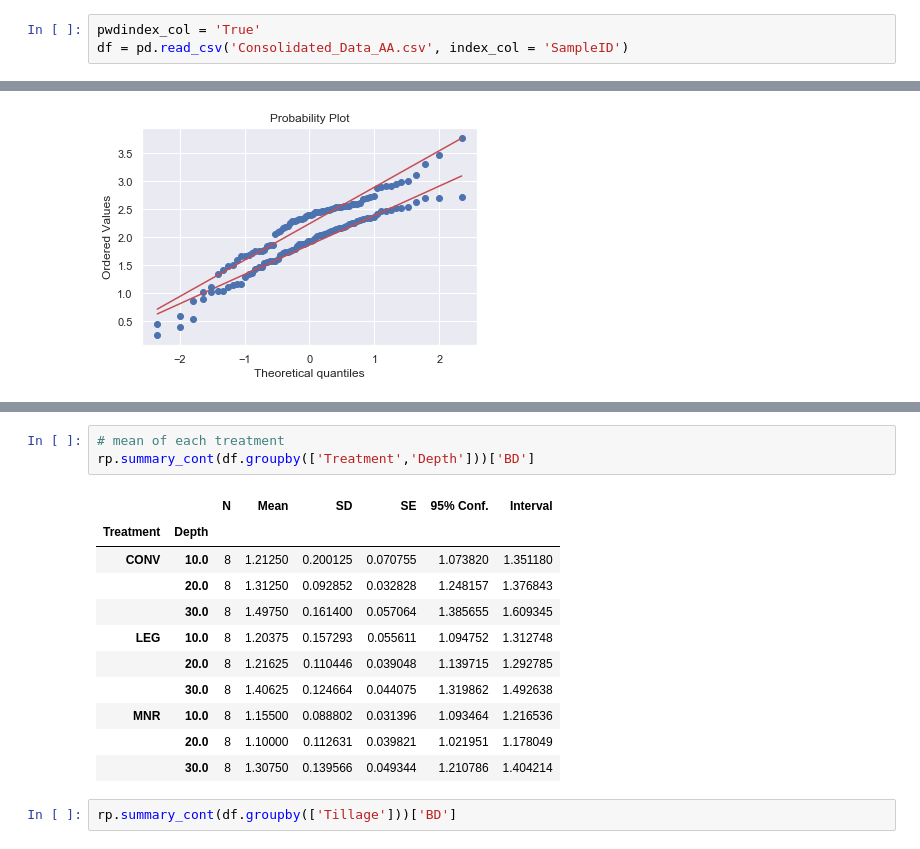
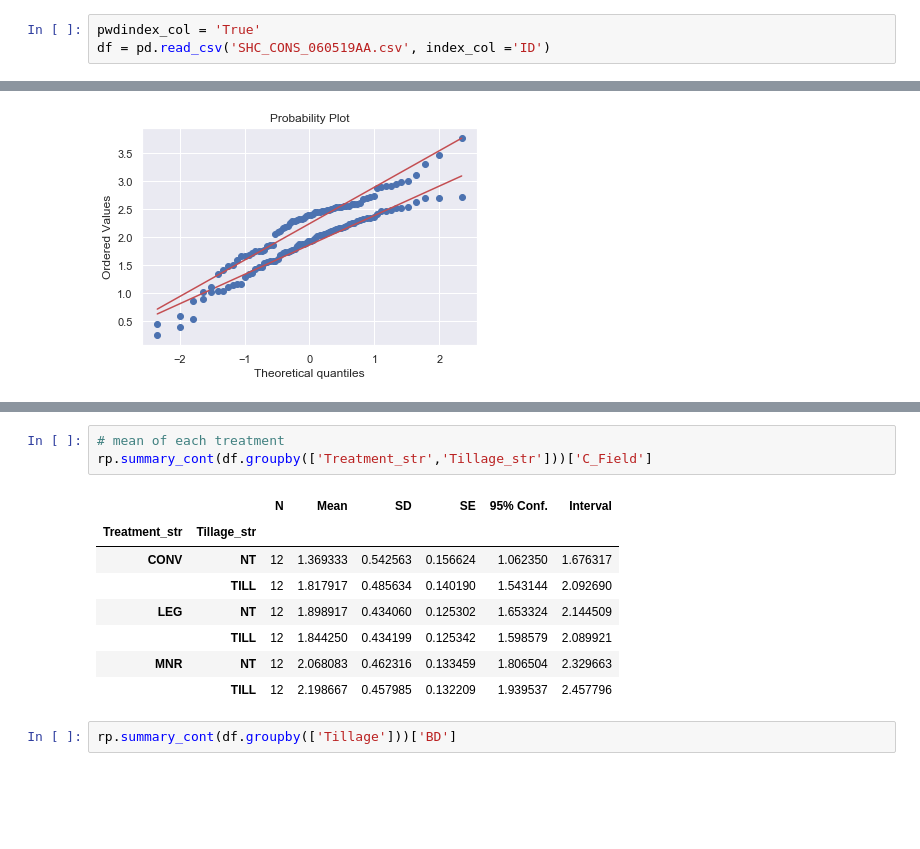
Before and after one commit to alfah13/Thesis_Data_Analysis, a Jupyter notebook: RI_Thesis_CN.ipynb, the cells around one changed output, grey strips where cells are left out. Cells and saved outputs as stored; diff of their text form; blank space fills up the shorter version.

```diff
--- a/RI_Thesis_CN.ipynb
+++ b/RI_Thesis_CN.ipynb
@@ -23,4 +26,4 @@ cd C:\Users\Alfahham\Desktop\pythonproj\PCA
 C:\Users\Alfahham\Desktop\pythonproj\PCA
 # %%
 pwdindex_col = 'True'
-df = pd.read_csv('Consolidated_Data_AA.csv', index_col = 'SampleID')
+df = pd.read_csv('SHC_CONS_060519AA.csv', index_col ='ID')
@@ -125,18 +364,15 @@ plt.legend()
 # %%
 # mean of each treatment
-rp.summary_cont(df.groupby(['Treatment','Depth']))['BD']
+rp.summary_cont(df.groupby(['Treatment_str','Tillage_str']))['C_Field']
 # %% [output]
 |  |  | N | Mean | SD | SE | 95% Conf. | Interval |
-| Treatment | Depth |  |  |  |  |  |  |
-| CONV | 10.0 | 8 | 1.21250 | 0.200125 | 0.070755 | 1.073820 | 1.351180 |
-|  | 20.0 | 8 | 1.31250 | 0.092852 | 0.032828 | 1.248157 | 1.376843 |
-|  | 30.0 | 8 | 1.49750 | 0.161400 | 0.057064 | 1.385655 | 1.609345 |
-| LEG | 10.0 | 8 | 1.20375 | 0.157293 | 0.055611 | 1.094752 | 1.312748 |
-|  | 20.0 | 8 | 1.21625 | 0.110446 | 0.039048 | 1.139715 | 1.292785 |
-|  | 30.0 | 8 | 1.40625 | 0.124664 | 0.044075 | 1.319862 | 1.492638 |
-| MNR | 10.0 | 8 | 1.15500 | 0.088802 | 0.031396 | 1.093464 | 1.216536 |
-|  | 20.0 | 8 | 1.10000 | 0.112631 | 0.039821 | 1.021951 | 1.178049 |
-|  | 30.0 | 8 | 1.30750 | 0.139566 | 0.049344 | 1.210786 | 1.404214 |
+| Treatment_str | Tillage_str |  |  |  |  |  |  |
+| CONV | NT | 12 | 1.369333 | 0.542563 | 0.156624 | 1.062350 | 1.676317 |
+|  | TILL | 12 | 1.817917 | 0.485634 | 0.140190 | 1.543144 | 2.092690 |
+| LEG | NT | 12 | 1.898917 | 0.434060 | 0.125302 | 1.653324 | 2.144509 |
+|  | TILL | 12 | 1.844250 | 0.434199 | 0.125342 | 1.598579 | 2.089921 |
+| MNR | NT | 12 | 2.068083 | 0.462316 | 0.133459 | 1.806504 | 2.329663 |
+|  | TILL | 12 | 2.198667 | 0.457985 | 0.132209 | 1.939537 | 2.457796 |
 # %%
 rp.summary_cont(df.groupby(['Tillage']))['BD']
 # %% [output]
```
Also changed, not shown: parts of 43 cells of this notebook.
